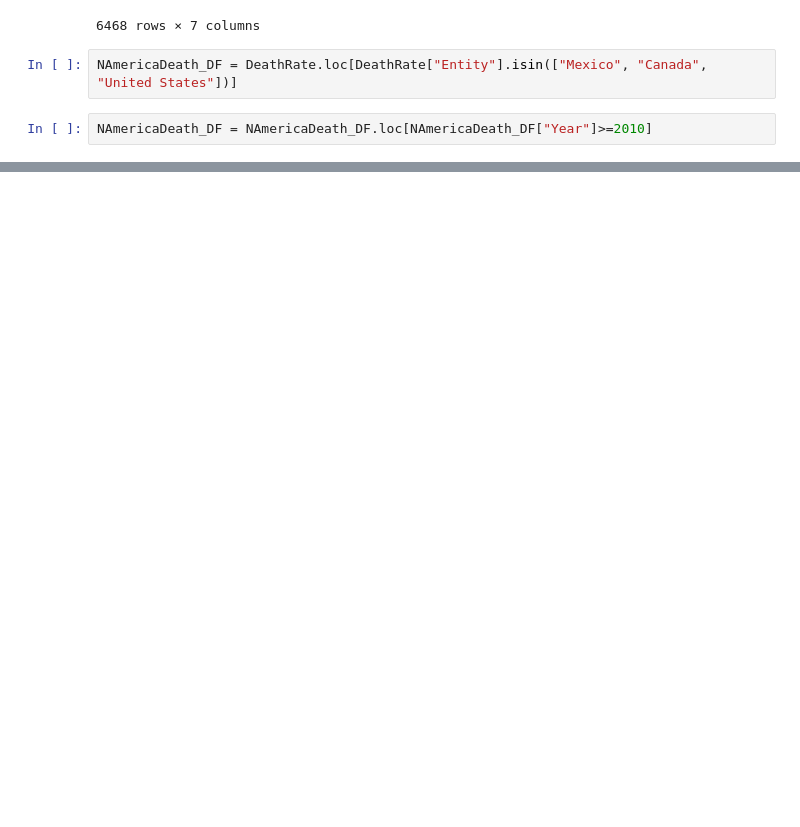
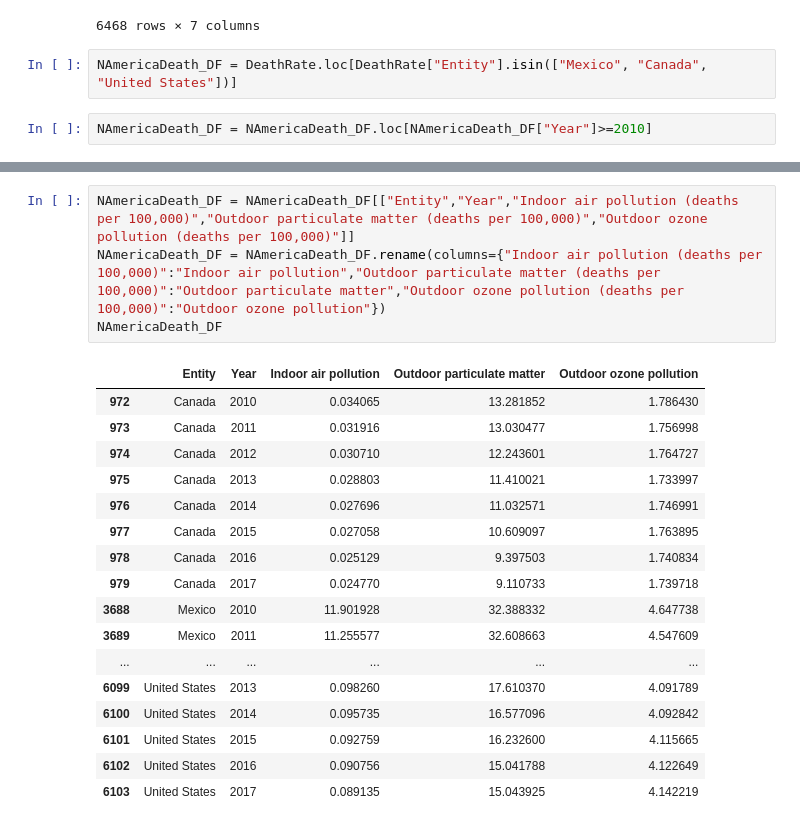
Before and after one commit to rjyobal/Omicrons_ETL, a Jupyter notebook: Data Extraction.ipynb, the cells around one changed output, grey strips where cells are left out. Cells and saved outputs as stored; diff of their text form; blank space fills up the shorter version.

```diff
--- a/Data Extraction.ipynb
+++ b/Data Extraction.ipynb
@@ -153,0 +136,22 @@ NAmericaDeath_DF
+# %%
+NAmericaDeath_DF = NAmericaDeath_DF[["Entity","Year","Indoor air pollution (deaths per 100,000)","Outdoor particulate matter (deaths per 100,000)","Outdoor ozone pollution (deaths per 100,000)"]]
+NAmericaDeath_DF = NAmericaDeath_DF.rename(columns={"Indoor air pollution (deaths per 100,000)":"Indoor air pollution","Outdoor particulate matter (deaths per 100,000)":"Outdoor particulate matter","Outdoor ozone pollution (deaths per 100,000)":"Outdoor ozone pollution"})
+NAmericaDeath_DF
+# %% [output]
+|  | Entity | Year | Indoor air pollution | Outdoor particulate matter | Outdoor ozone pollution |
+| 972 | Canada | 2010 | 0.034065 | 13.281852 | 1.786430 |
+| 973 | Canada | 2011 | 0.031916 | 13.030477 | 1.756998 |
+| 974 | Canada | 2012 | 0.030710 | 12.243601 | 1.764727 |
+| 975 | Canada | 2013 | 0.028803 | 11.410021 | 1.733997 |
+| 976 | Canada | 2014 | 0.027696 | 11.032571 | 1.746991 |
+| 977 | Canada | 2015 | 0.027058 | 10.609097 | 1.763895 |
+| 978 | Canada | 2016 | 0.025129 | 9.397503 | 1.740834 |
+| 979 | Canada | 2017 | 0.024770 | 9.110733 | 1.739718 |
+| 3688 | Mexico | 2010 | 11.901928 | 32.388332 | 4.647738 |
+| 3689 | Mexico | 2011 | 11.255577 | 32.608663 | 4.547609 |
+| ... | ... | ... | ... | ... | ... |
+| 6099 | United States | 2013 | 0.098260 | 17.610370 | 4.091789 |
+| 6100 | United States | 2014 | 0.095735 | 16.577096 | 4.092842 |
+| 6101 | United States | 2015 | 0.092759 | 16.232600 | 4.115665 |
+| 6102 | United States | 2016 | 0.090756 | 15.041788 | 4.122649 |
+| 6103 | United States | 2017 | 0.089135 | 15.043925 | 4.142219 |
```
Also changed, not shown: parts of 3 cells of this notebook.
